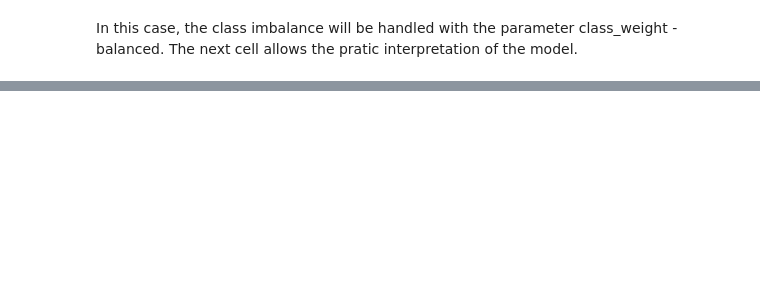
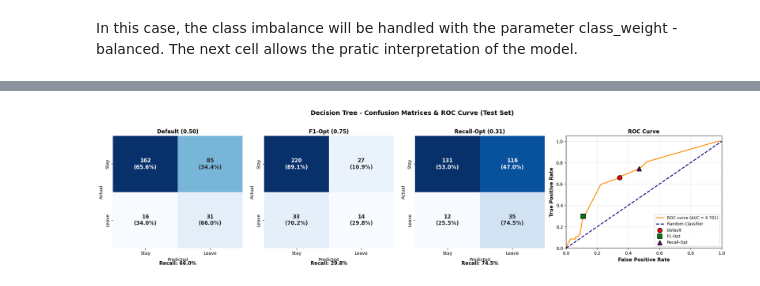
Before and after one commit to filipe-carmo/EDSB25_10, a Jupyter notebook: 5. Decision Tree model.ipynb, the cells around one changed output, grey strips where cells are left out. Drawn from its saved outputs; the diff is of its cells as text; code cells hidden in the pictures; blank space fills up the shorter version.

```diff
--- a/5. Decision Tree model.ipynb
+++ b/5. Decision Tree model.ipynb
@@ -344,0 +337,80 @@ print("""
+# %%
+# ============================================
+# VISUALIZE CONFUSION MATRICES WITH PERCENTAGES + ROC CURVE
+# ============================================
+
+fig = plt.figure(figsize=(20, 5))
+gs = fig.add_gridspec(1, 4, width_ratios=[1, 1, 1, 1.2])
+
+# First 3 subplots for confusion matrices
+axes = [fig.add_subplot(gs[0, i]) for i in range(3)]
+
+thresholds_data = [
+    ("Default (0.50)", y_test_pred_default),
+    (f"F1-Opt ({f1_optimal_threshold:.2f})", y_test_pred_f1),
+    (f"Recall-Opt ({recall_optimal_threshold:.2f})", y_test_pred_recall)
+]
+
+for idx, (title, y_pred) in enumerate(thresholds_data):
+    cm = confusion_matrix(y_test, y_pred)
+    cm_percent = cm.astype('float') / cm.sum(axis=1)[:, np.newaxis] * 100
+
+    # Create annotations with counts and percentages
+    annot = np.array([[f'{cm[i,j]}\n({cm_percent[i,j]:.1f}%)'
+                       for j in range(cm.shape[1])]
+                      for i in range(cm.shape[0])])
+
+    sns.heatmap(cm, annot=annot, fmt='', cmap='Blues',
+                xticklabels=['Stay', 'Leave'],
+                yticklabels=['Stay', 'Leave'],
+                cbar=False, ax=axes[idx],
+                annot_kws={'size': 12, 'weight': 'bold'})
+
+    axes[idx].set_title(title, fontsize=12, fontweight='bold')
+    axes[idx].set_xlabel('Predicted', fontsize=10)
+    axes[idx].set_ylabel('Actual', fontsize=10)
+
+    # Add recall at bottom
+    recall = recall_score(y_test, y_pred)
+    axes[idx].text(0.5, -0.15, f'Recall: {recall:.1%}',
+                   transform=axes[idx].transAxes,
+                   fontsize=11, fontweight='bold',
+                   horizontalalignment='center')
+
+# Fourth subplot for ROC curve
+ax_roc = fig.add_subplot(gs[0, 3])
+
+# Calculate ROC curve
+fpr, tpr, roc_thresholds = roc_curve(y_test, y_test_proba)
+auc_score = roc_auc_score(y_test, y_test_proba)
+
+# Plot ROC curve
+ax_roc.plot(fpr, tpr, color='darkorange', lw=2, label=f'ROC curve (AUC = {auc_score:.3f})')
+ax_roc.plot([0, 1], [0, 1], color='navy', lw=2, linestyle='--', label='Random Classifier')
+
+# Mark the threshold points
+for threshold_name, y_pred, color, marker in [
+    ("Default", y_test_pred_default, 'red', 'o'),
+    ("F1-Opt", y_test_pred_f1, 'green', 's'),
+    ("Recall-Opt", y_test_pred_recall, 'purple', '^')
+]:
+    cm = confusion_matrix(y_test, y_pred)
+    fpr_point = cm[0, 1] / (cm[0, 0] + cm[0, 1])  # FP / (TN + FP)
+    tpr_point = cm[1, 1] / (cm[1, 0] + cm[1, 1])  # TP / (FN + TP)
+    ax_roc.scatter([fpr_point], [tpr_point], s=100, c=color, marker=marker,
+                   edgecolors='black', linewidths=1.5, label=threshold_name, zorder=5)
+
+ax_roc.set_xlim([0.0, 1.0])
+ax_roc.set_ylim([0.0, 1.05])
+ax_roc.set_xlabel('False Positive Rate', fontsize=11, fontweight='bold')
+ax_roc.set_ylabel('True Positive Rate', fontsize=11, fontweight='bold')
+ax_roc.set_title('ROC Curve', fontsize=12, fontweight='bold')
+ax_roc.legend(loc='lower right', fontsize=9)
+ax_roc.grid(alpha=0.3)
+
+plt.suptitle('Decision Tree - Confusion Matrices & ROC Curve (Test Set)',
+             fontsize=14, fontweight='bold', y=1.02)
+plt.tight_layout()
+plt.show()
+# %% [output]
+[figure, added]
```
Also changed, not shown: parts of 34 cells of this notebook, 4 other files.
